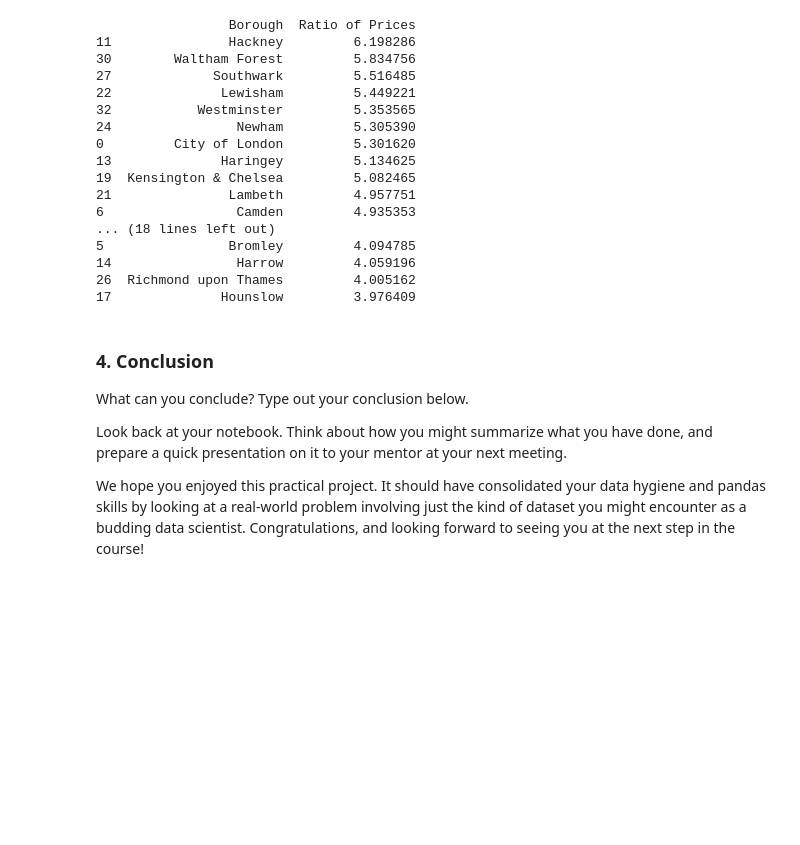
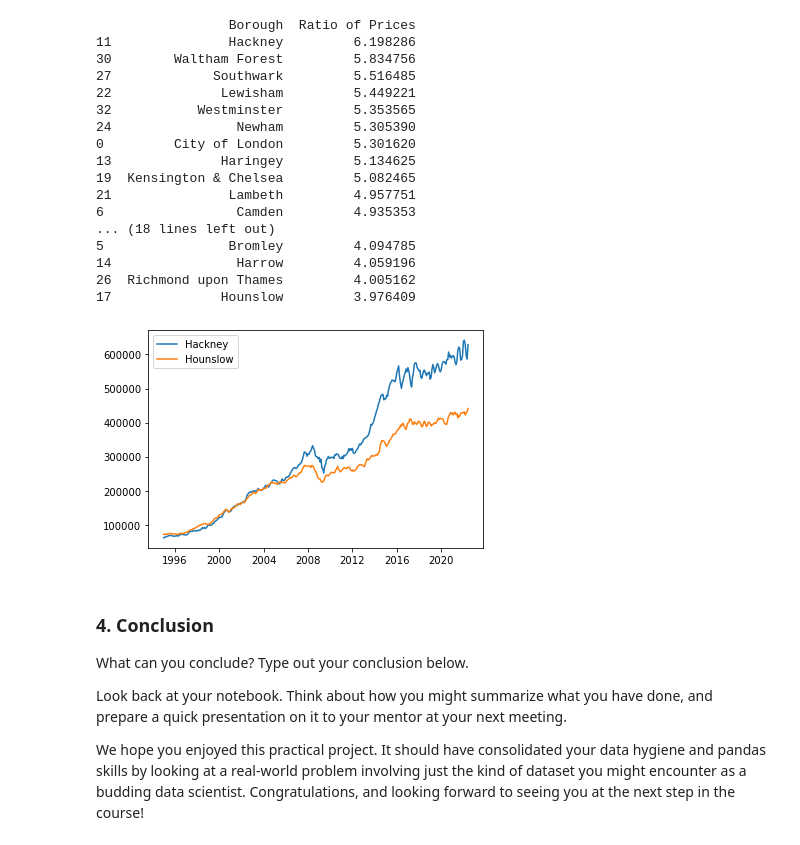
Before and after one commit to wwhite5/Springboard, a Jupyter notebook: Case Studies/London_Housing_Case_Study.ipynb, the cells around one changed output. Saved outputs shown, nothing was run; the diff lists cells and outputs as text; code cells hidden in the pictures; blank space fills up the shorter version.

Commit message:
Added a plot of Hackney and Hounslow prices

```diff
--- a/Case Studies/London_Housing_Case_Study.ipynb
+++ b/Case Studies/London_Housing_Case_Study.ipynb
@@ -425,6 +425,17 @@ print(prices_ratio_df.sort_values('Ratio of Prices', ascending=False))
 14                Harrow         4.059196
 26  Richmond upon Thames         4.005162
 17              Hounslow         3.976409
+# %%
+fig_1 = df.query('Boroughs == "Hackney"')
+fig_2 = df.query('Boroughs == "Hounslow"')
+
+plt.plot(fig_1['Month'], fig_1['Average Price'], label = 'Hackney')
+plt.plot(fig_2['Month'], fig_2['Average Price'], label = 'Hounslow')
+
+plt.legend()
+plt.show()
+# %% [output]
+[figure, added]
 # %% [markdown]
 ### 4. Conclusion
 What can you conclude? Type out your conclusion below.
```
Also changed, not shown: parts of 1 cell of this notebook.
